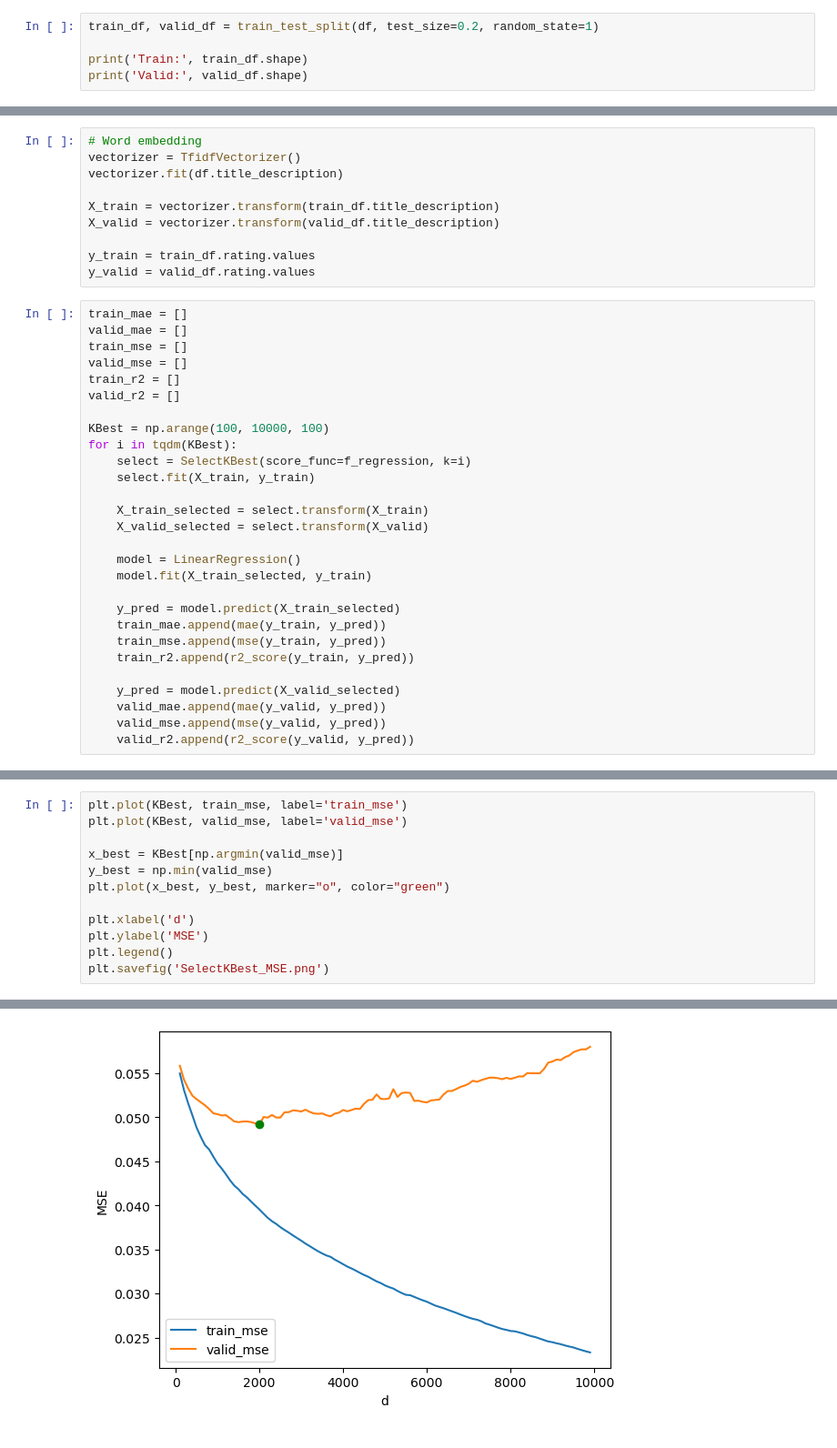
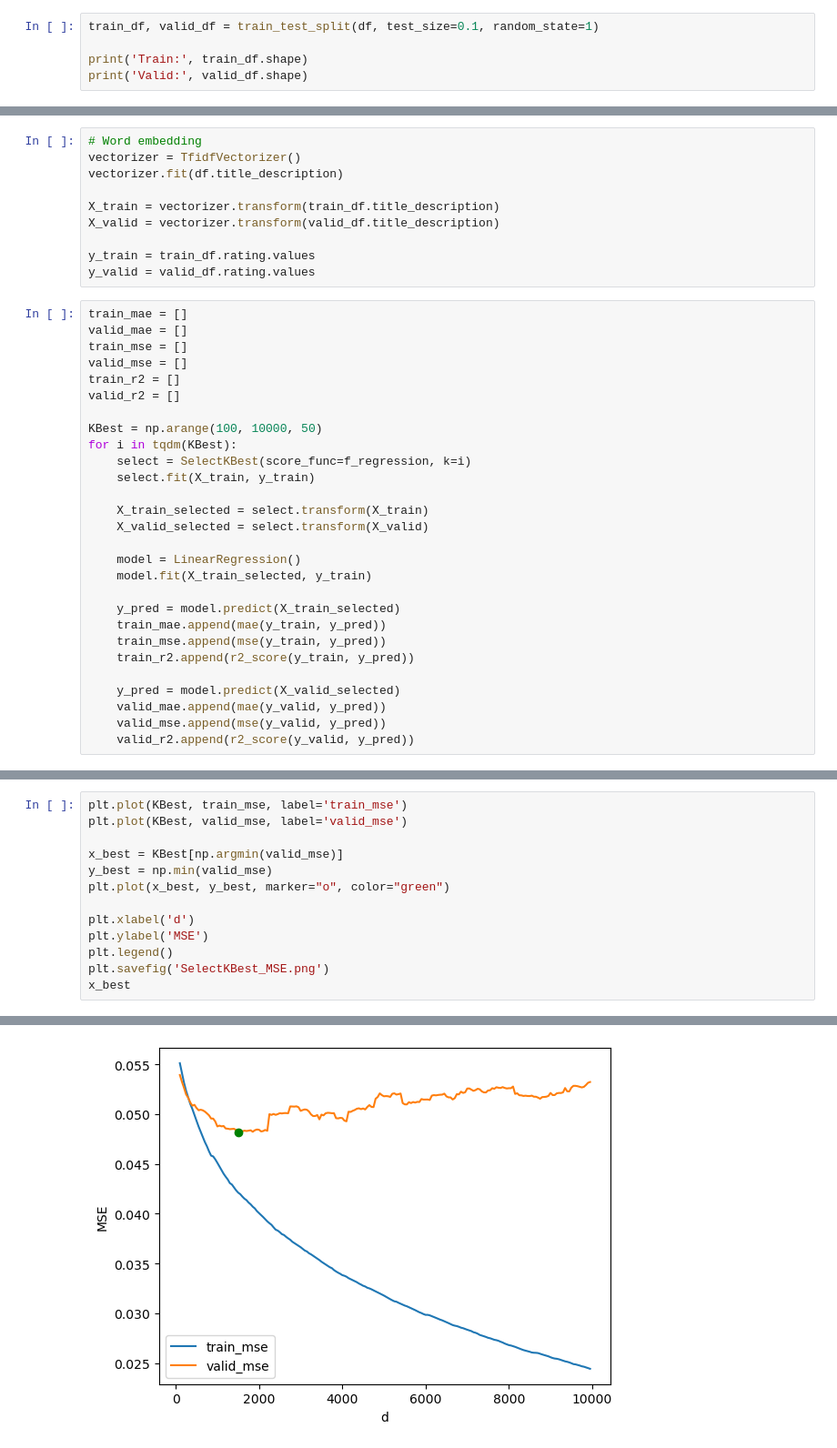
Before and after one commit to phonhay103/goodreads-300k-dataset, a Jupyter notebook: FeatureSelection.ipynb, the cells around one changed output, grey strips where cells are left out. Shown at 91% size. Cells and saved outputs as stored; diff of their text form.

```diff
--- a/FeatureSelection.ipynb
+++ b/FeatureSelection.ipynb
@@ -43,5 +44,5 @@ df.title_description = df.title_description.apply(lambda x: strip_non_alphanum(x
 # %%
-train_df, valid_df = train_test_split(df, test_size=0.2, random_state=1)
+train_df, valid_df = train_test_split(df, test_size=0.1, random_state=1)
 
 print('Train:', train_df.shape)
 print('Valid:', valid_df.shape)
@@ -66,7 +67,7 @@ valid_mse = []
 train_r2 = []
 valid_r2 = []
 
-KBest = np.arange(100, 10000, 100)
+KBest = np.arange(100, 10000, 50)
 for i in tqdm(KBest):
     select = SelectKBest(score_func=f_regression, k=i)
     select.fit(X_train, y_train)
@@ -112,4 +115,5 @@ plt.xlabel('d')
 plt.ylabel('MSE')
 plt.legend()
 plt.savefig('SelectKBest_MSE.png')
+x_best
 # %% [output]
@@ -116,4 +121,4 @@ plt.savefig('SelectKBest_MSE.png')
-[figure, old version]
+[figure, new version]
 # %%
 plt.plot(KBest, train_r2, label='train_r2')
 plt.plot(KBest, valid_r2, label='valid_r2')
```
Also changed, not shown: parts of 13 cells of this notebook, 16 other files.
